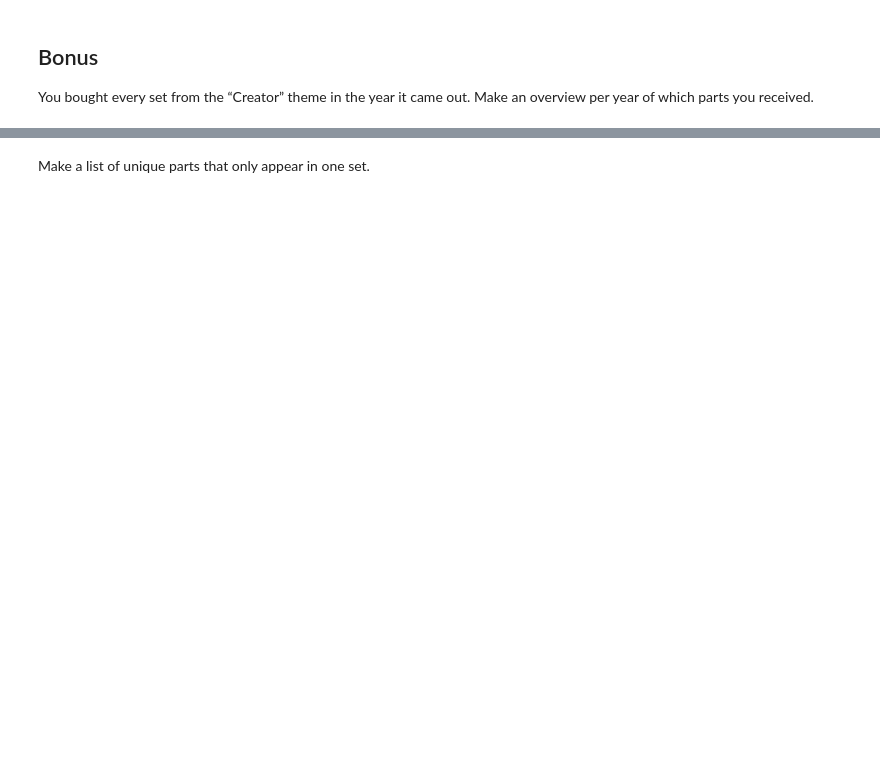
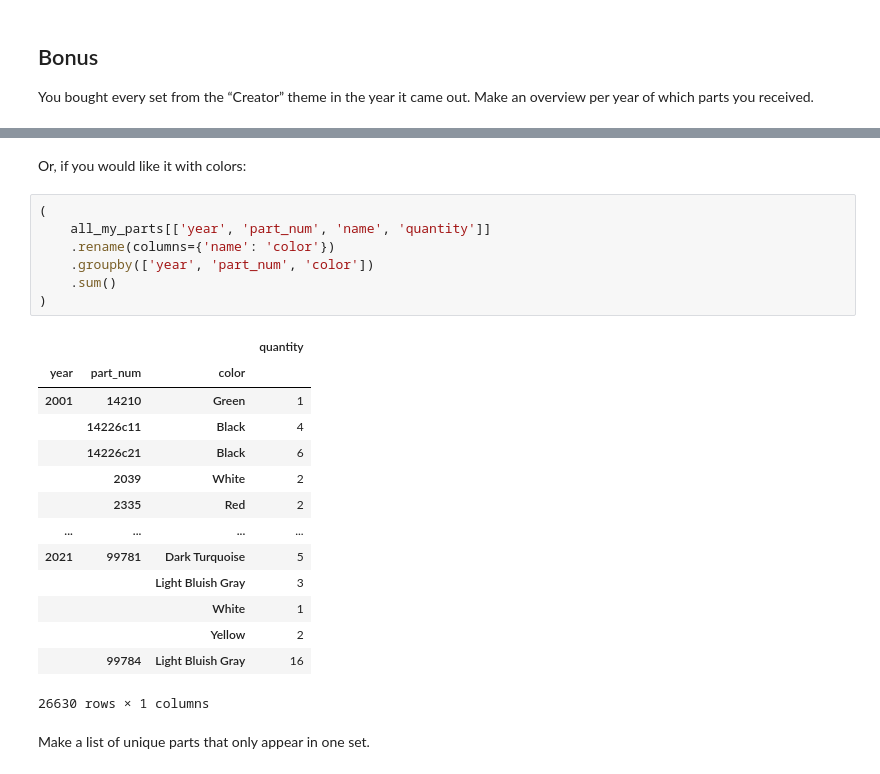
Before and after one commit to vstrien/1-meting-legocase, a Jupyter notebook: Uitwerkingen/Q4.ipynb, the cells around one changed output, grey strips where cells are left out. Saved outputs shown, nothing was run; the diff lists cells and outputs as text; blank space fills up the shorter version.

```diff
--- a/Uitwerkingen/Q4.ipynb
+++ b/Uitwerkingen/Q4.ipynb
@@ -665,2 +713,26 @@ KeyError: "['color'] not in index"
+# %% [markdown]
+Or, if you would like it with colors:
+# %%
+(
+    all_my_parts[['year', 'part_num', 'name', 'quantity']]
+    .rename(columns={'name': 'color'})
+    .groupby(['year', 'part_num', 'color'])
+    .sum()
+)
+# %% [output]
+|  |  |  | quantity |
+| year | part_num | color |  |
+| 2001 | 14210 | Green | 1 |
+|  | 14226c11 | Black | 4 |
+|  | 14226c21 | Black | 6 |
+|  | 2039 | White | 2 |
+|  | 2335 | Red | 2 |
+| ... | ... | ... | ... |
+| 2021 | 99781 | Dark Turquoise | 5 |
+|  |  | Light Bluish Gray | 3 |
+|  |  | White | 1 |
+|  |  | Yellow | 2 |
+|  | 99784 | Light Bluish Gray | 16 |
+26630 rows × 1 columns
 # %% [markdown]
 Make a list of unique parts that only appear in one set.
```
Also changed, not shown: parts of 17 cells of this notebook.
